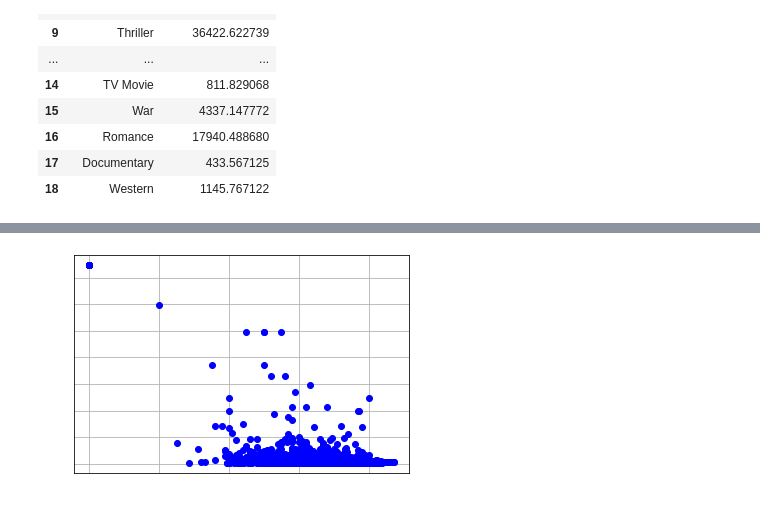
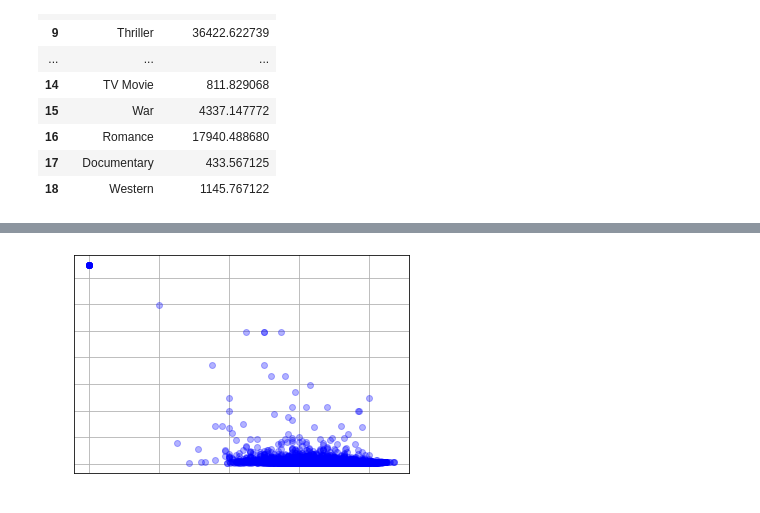
Before and after one commit to sky3085/ripple_ezen, a Jupyter notebook: ML/4.TMDBAnalysis.ipynb, the cells around one changed output, grey strips where cells are left out. Drawn from its saved outputs; the diff is of its cells as text; code cells hidden in the pictures.

```diff
--- a/ML/4.TMDBAnalysis.ipynb
+++ b/ML/4.TMDBAnalysis.ipynb
@@ -135,9 +120,9 @@ plt.show()
 # %%
 # 세로 : result, 세로 : vote_score
-plt.plot(df.vote_score, df.vote_weight, 'bo')
+plt.plot(df.vote_score, df.vote_weight, 'bo', alpha=0.3)
 plt.xticks(color='white')
 plt.yticks(color='white')
 plt.grid()
 plt.show()
 # %% [output]
-[figure, old version]
+[figure, new version]
```
Also changed, not shown: parts of 4 cells of this notebook.
